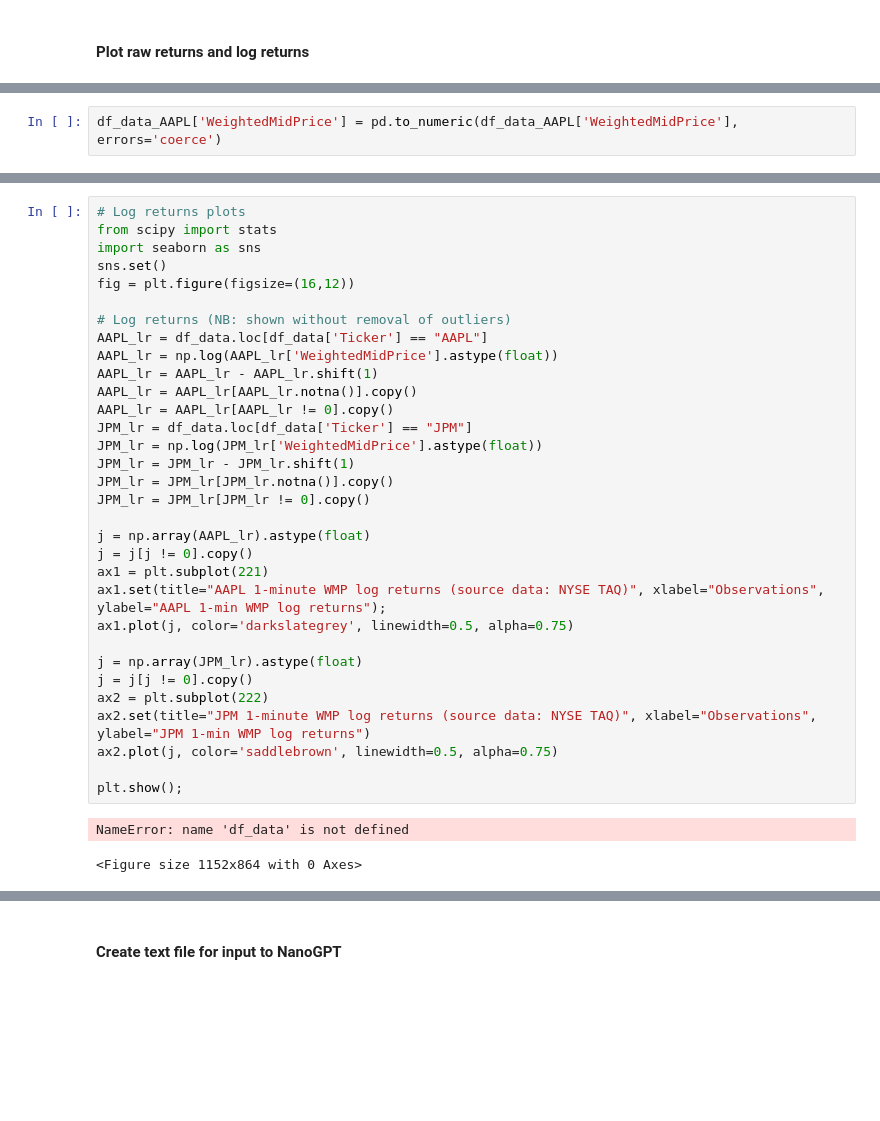
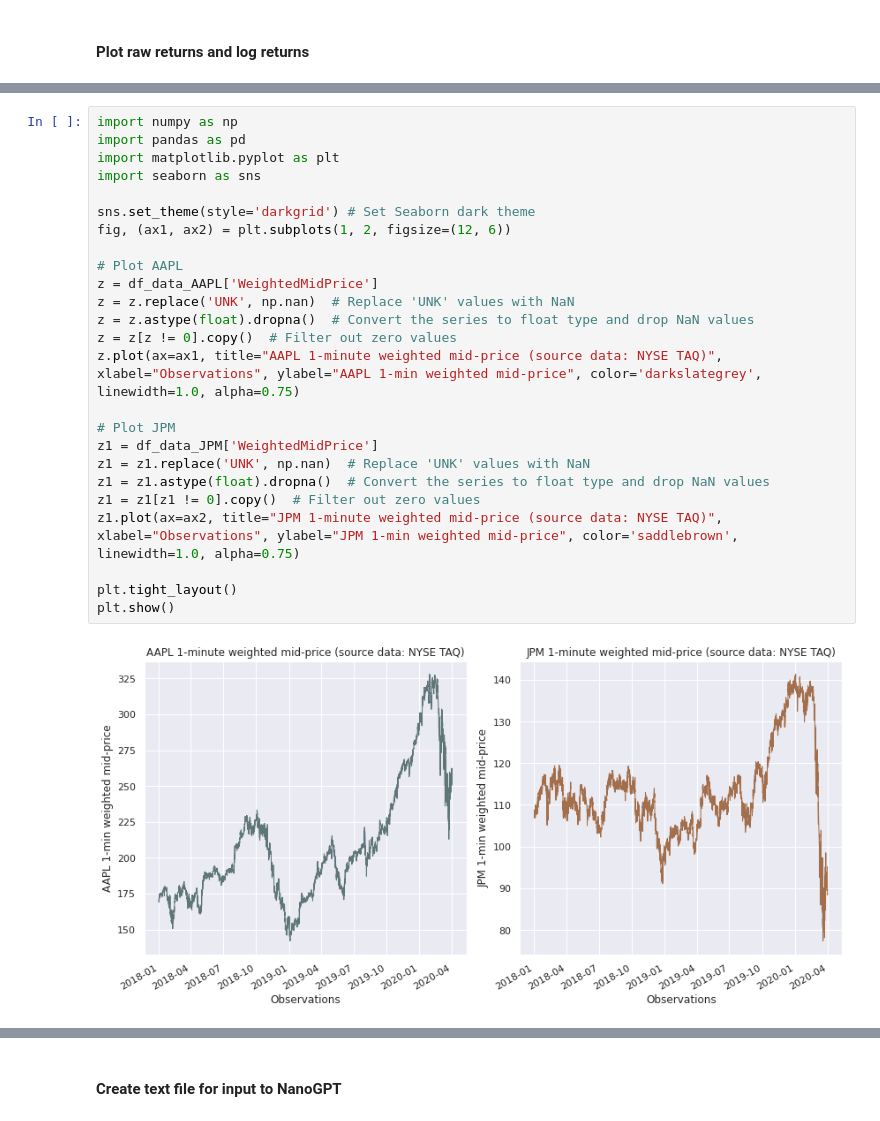
Before and after one commit to g-i-o-r-g-i-o/volgpt, a Jupyter notebook: volgpt_data.ipynb, the cells around one changed output, grey strips where cells are left out. Cells and saved outputs as stored; diff of their text form; blank space fills up the shorter version.

```diff
--- a/volgpt_data.ipynb
+++ b/volgpt_data.ipynb
@@ -154,2 +103,0 @@ Unique values in 'WeightedMidPrice' field:
-# %%
-df_data_AAPL['WeightedMidPrice'] = pd.to_numeric(df_data_AAPL['WeightedMidPrice'], errors='coerce')
@@ -209,35 +104,27 @@ plt.show();
-# %%
-# Log returns plots
-from scipy import stats
-import seaborn as sns
-sns.set()
-fig = plt.figure(figsize=(16,12))
-
-# Log returns (NB: shown without removal of outliers)
-AAPL_lr = df_data.loc[df_data['Ticker'] == "AAPL"]
-AAPL_lr = np.log(AAPL_lr['WeightedMidPrice'].astype(float))
-AAPL_lr = AAPL_lr - AAPL_lr.shift(1)
-AAPL_lr = AAPL_lr[AAPL_lr.notna()].copy()
-AAPL_lr = AAPL_lr[AAPL_lr != 0].copy()
-JPM_lr = df_data.loc[df_data['Ticker'] == "JPM"]
-JPM_lr = np.log(JPM_lr['WeightedMidPrice'].astype(float))
-JPM_lr = JPM_lr - JPM_lr.shift(1)
-JPM_lr = JPM_lr[JPM_lr.notna()].copy()
-JPM_lr = JPM_lr[JPM_lr != 0].copy()
-
-j = np.array(AAPL_lr).astype(float)
-j = j[j != 0].copy()
-ax1 = plt.subplot(221)
-ax1.set(title="AAPL 1-minute WMP log returns (source data: NYSE TAQ)", xlabel="Observations", ylabel="AAPL 1-min WMP log returns");
-ax1.plot(j, color='darkslategrey', linewidth=0.5, alpha=0.75)
-
-j = np.array(JPM_lr).astype(float)
-j = j[j != 0].copy()
-ax2 = plt.subplot(222)
-ax2.set(title="JPM 1-minute WMP log returns (source data: NYSE TAQ)", xlabel="Observations", ylabel="JPM 1-min WMP log returns")
-ax2.plot(j, color='saddlebrown', linewidth=0.5, alpha=0.75)
-
-plt.show();
-# %% [output]
-NameError: name 'df_data' is not defined
-<Figure size 1152x864 with 0 Axes>
+# %%
+import numpy as np
+import pandas as pd
+import matplotlib.pyplot as plt
+import seaborn as sns
+
+sns.set_theme(style='darkgrid') # Set Seaborn dark theme
+fig, (ax1, ax2) = plt.subplots(1, 2, figsize=(12, 6))
+
+# Plot AAPL
+z = df_data_AAPL['WeightedMidPrice']
+z = z.replace('UNK', np.nan)  # Replace 'UNK' values with NaN
+z = z.astype(float).dropna()  # Convert the series to float type and drop NaN values
+z = z[z != 0].copy()  # Filter out zero values
+z.plot(ax=ax1, title="AAPL 1-minute weighted mid-price (source data: NYSE TAQ)", xlabel="Observations", ylabel="AAPL 1-min weighted mid-price", color='darkslategrey', linewidth=1.0, alpha=0.75)
+
+# Plot JPM
+z1 = df_data_JPM['WeightedMidPrice']
+z1 = z1.replace('UNK', np.nan)  # Replace 'UNK' values with NaN
+z1 = z1.astype(float).dropna()  # Convert the series to float type and drop NaN values
+z1 = z1[z1 != 0].copy()  # Filter out zero values
+z1.plot(ax=ax2, title="JPM 1-minute weighted mid-price (source data: NYSE TAQ)", xlabel="Observations", ylabel="JPM 1-min weighted mid-price", color='saddlebrown', linewidth=1.0, alpha=0.75)
+
+plt.tight_layout()
+plt.show()
+# %% [output]
+[figure, added]
```
Also changed, not shown: parts of 19 cells of this notebook, 3 other files.
